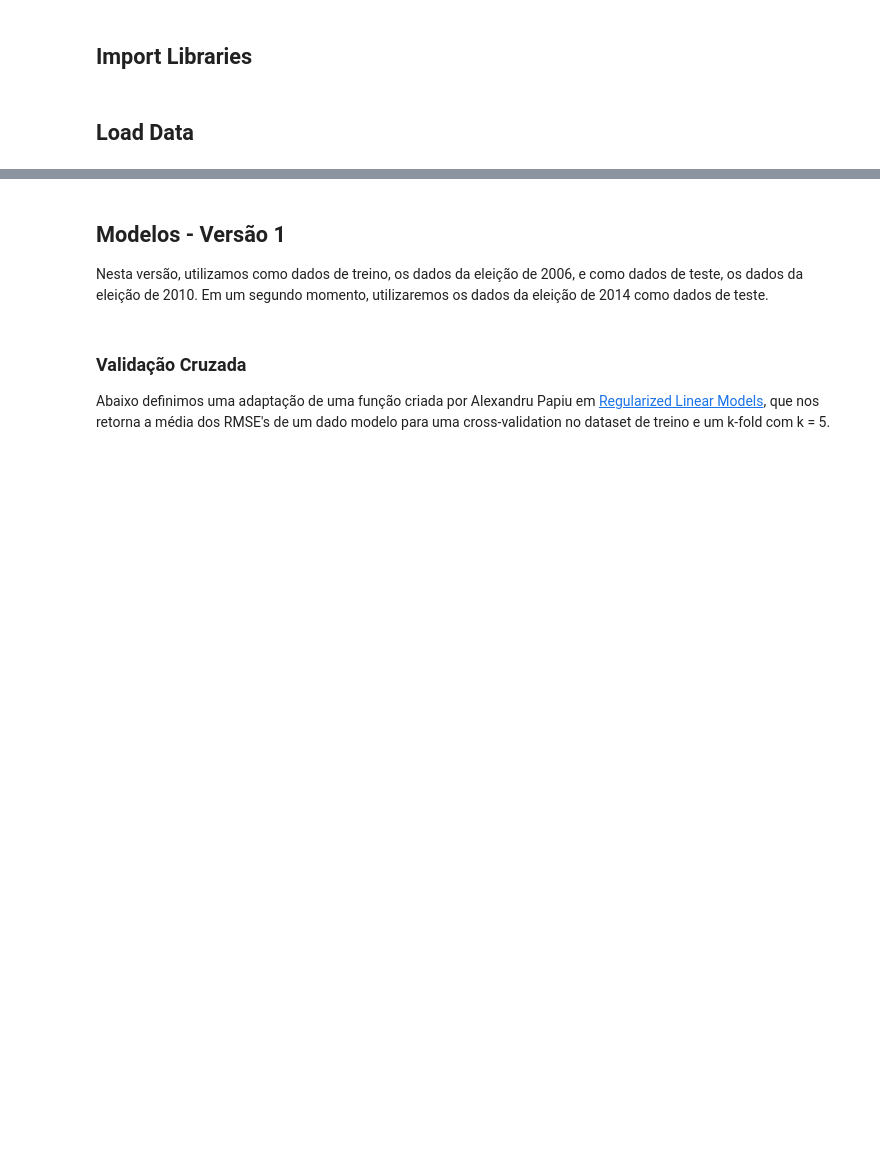
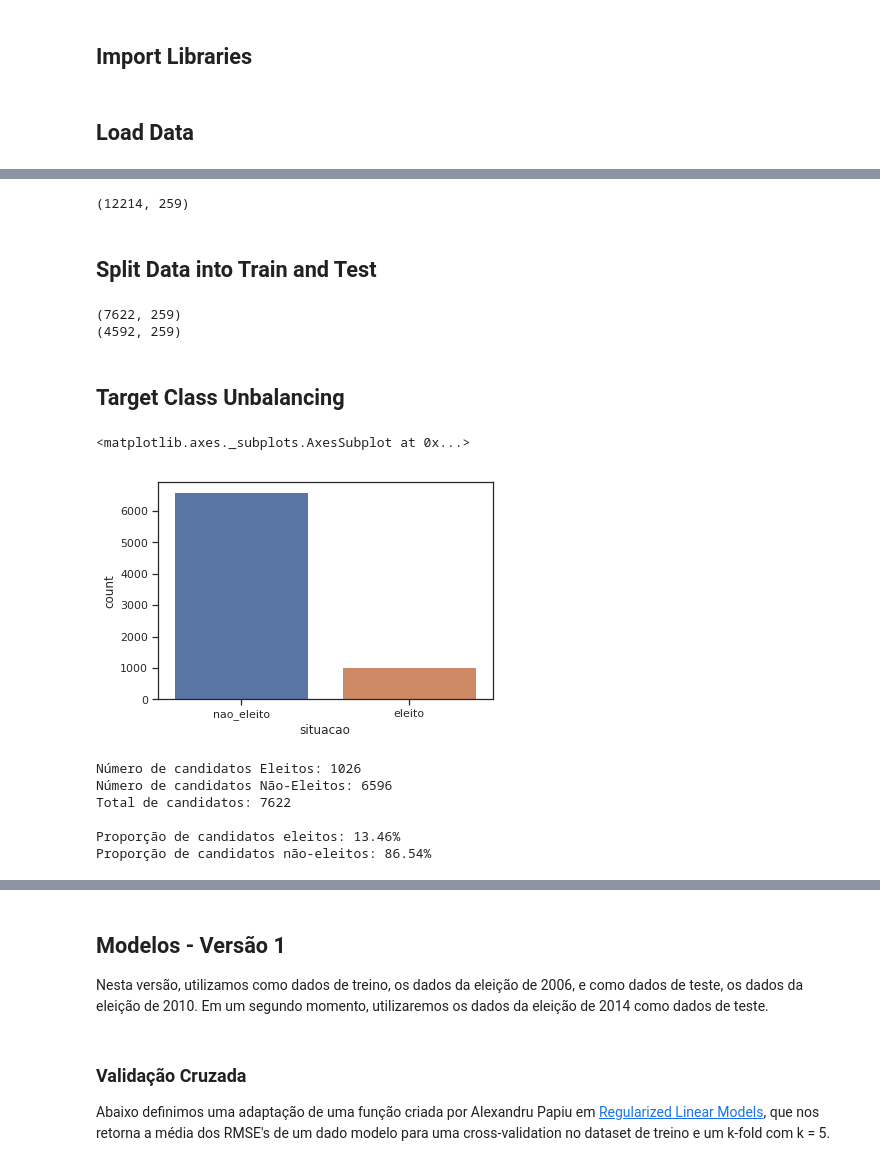
Before and after one commit to guilhermemg/ml-mestrado, a Jupyter notebook: notebooks/assignment-4.ipynb, the cells around one changed output, grey strips where cells are left out. Cells and saved outputs as stored; diff of their text form; code cells hidden in the pictures; blank space fills up the shorter version.

Commit message:
data preprocessing

```diff
--- a/notebooks/assignment-4.ipynb
+++ b/notebooks/assignment-4.ipynb
@@ -453,0 +80,65 @@ sns.pairplot(candidates_df, x_vars=['recursos_de_pessoas_juridicas', 'recursos_d
+# %%
+qt = QuantileTransformer(random_state=2, output_distribution='normal')
+
+skewed_features = ['quantidade_doacoes', 'quantidade_doadores', 'total_receita',
+       'media_receita', 'recursos_de_outros_candidatos.comites',
+       'recursos_de_pessoas_fisicas', 'recursos_de_pessoas_juridicas',
+       'recursos_proprios', 'recursos_de_partido_politico',
+       'quantidade_despesas', 'quantidade_fornecedores', 'total_despesa',
+       'media_despesa']
+
+data[skewed_features] = qt.fit_transform(X=data[skewed_features])
+# %%
+cleanup_nums = {"grau" : {"LÊ E ESCREVE": 1,
+                       "ENSINO FUNDAMENTAL INCOMPLETO":2,
+                       "ENSINO FUNDAMENTAL COMPLETO":3,
+                       "ENSINO MÉDIO INCOMPLETO":4,
+                       "ENSINO MÉDIO COMPLETO":5,
+                       "SUPERIOR INCOMPLETO":6,
+                       "SUPERIOR COMPLETO": 7}}
+
+data.replace(cleanup_nums, inplace=True)
+data["grau"] = pd.to_numeric(data["grau"])
+# %%
+categorical_feats = [col for col in data.columns if not np.issubdtype(data[str(col)].dtype, np.number) and col not in ['nome', 'situacao']]
+
+data = pd.get_dummies(data, columns=categorical_feats)
+data.shape
+# %% [output]
+(12214, 259)
+# %% [markdown]
+## Split Data into Train and Test
+# %%
+train = data[(data.ano == 2006) | (data.ano == 2010)]
+test = data[data.ano == 2014]
+
+print(train.shape)
+print(test.shape)
+# %% [output]
+(7622, 259)
+(4592, 259)
+# %% [markdown]
+## Target Class Unbalancing
+# %%
+sns.countplot(x='situacao', data=train)
+# %% [output]
+<matplotlib.axes._subplots.AxesSubplot at 0x...>
+[figure, added]
+# %%
+num_elected_candidates = train.situacao[train.situacao == 'eleito'].count()
+num_not_elected_candidates = train.situacao[train.situacao == 'nao_eleito'].count()
+total_candidates = train.shape[0]
+
+print("Número de candidatos Eleitos: {}".format(num_elected_candidates))
+print("Número de candidatos Não-Eleitos: {}".format(num_not_elected_candidates))
+print("Total de candidatos: {}\n".format(total_candidates))
+
+print("Proporção de candidatos eleitos: {:2.2%}".format((num_elected_candidates/total_candidates)))
+print("Proporção de candidatos não-eleitos: {:2.2%}".format((num_not_elected_candidates/total_candidates)))
+# %% [output]
+Número de candidatos Eleitos: 1026
+Número de candidatos Não-Eleitos: 6596
+Total de candidatos: 7622
+
+Proporção de candidatos eleitos: 13.46%
+Proporção de candidatos não-eleitos: 86.54%
```
Also changed, not shown: parts of 60 cells of this notebook.
